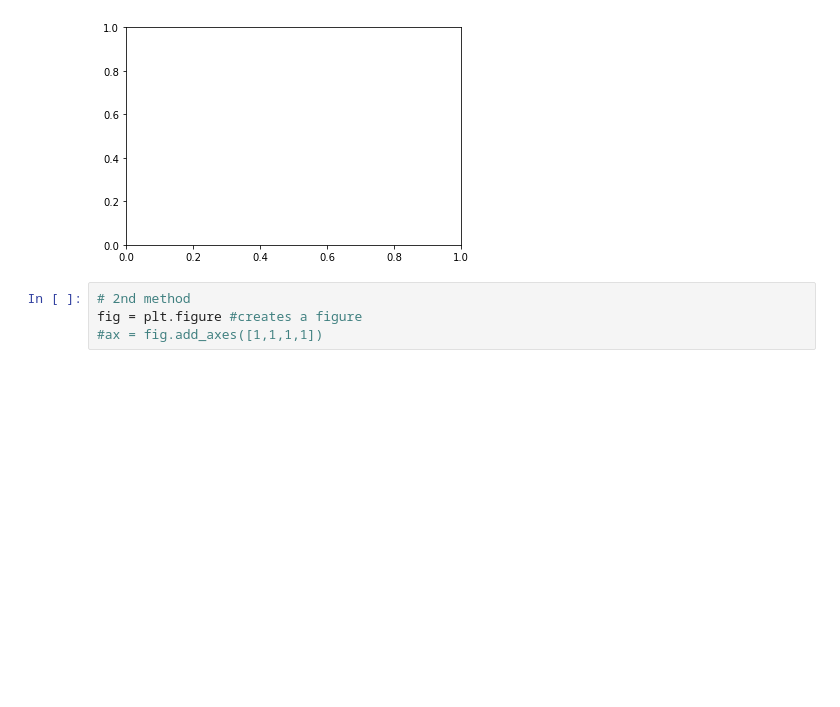
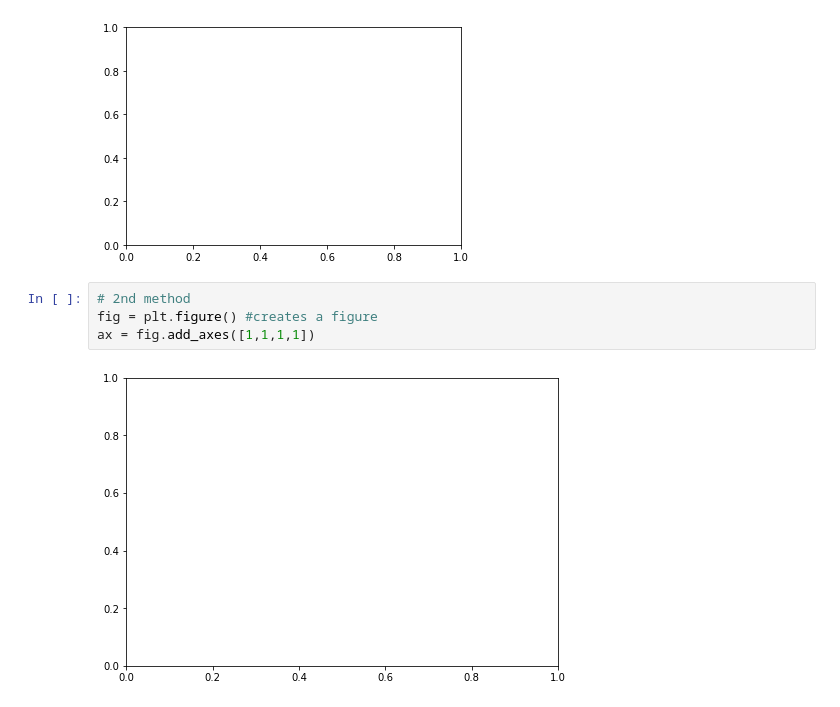
Before and after one commit to xtructt/z2m-ML, a Jupyter notebook: Introduction to Matplotlib.ipynb, the cells around one changed output. Drawn from its saved outputs; the diff is of its cells as text; blank space fills up the shorter version.

```diff
--- a/Introduction to Matplotlib.ipynb
+++ b/Introduction to Matplotlib.ipynb
@@ -39,5 +39,7 @@ plt.show()
 [figure]
 # %%
 # 2nd method
-fig = plt.figure #creates a figure
-#ax = fig.add_axes([1,1,1,1])
+fig = plt.figure() #creates a figure
+ax = fig.add_axes([1,1,1,1])
+# %% [output]
+[figure, added]
```
Also changed, not shown: parts of 3 cells of this notebook, 1 other file.
